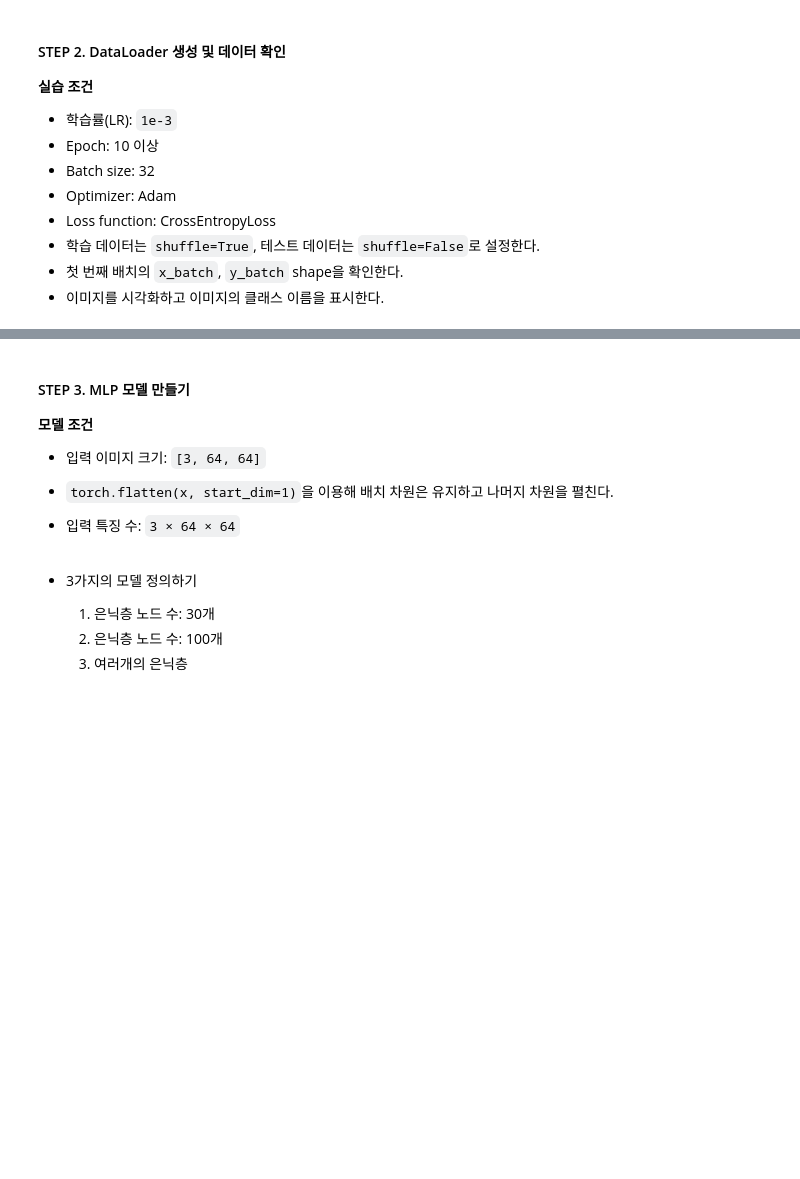
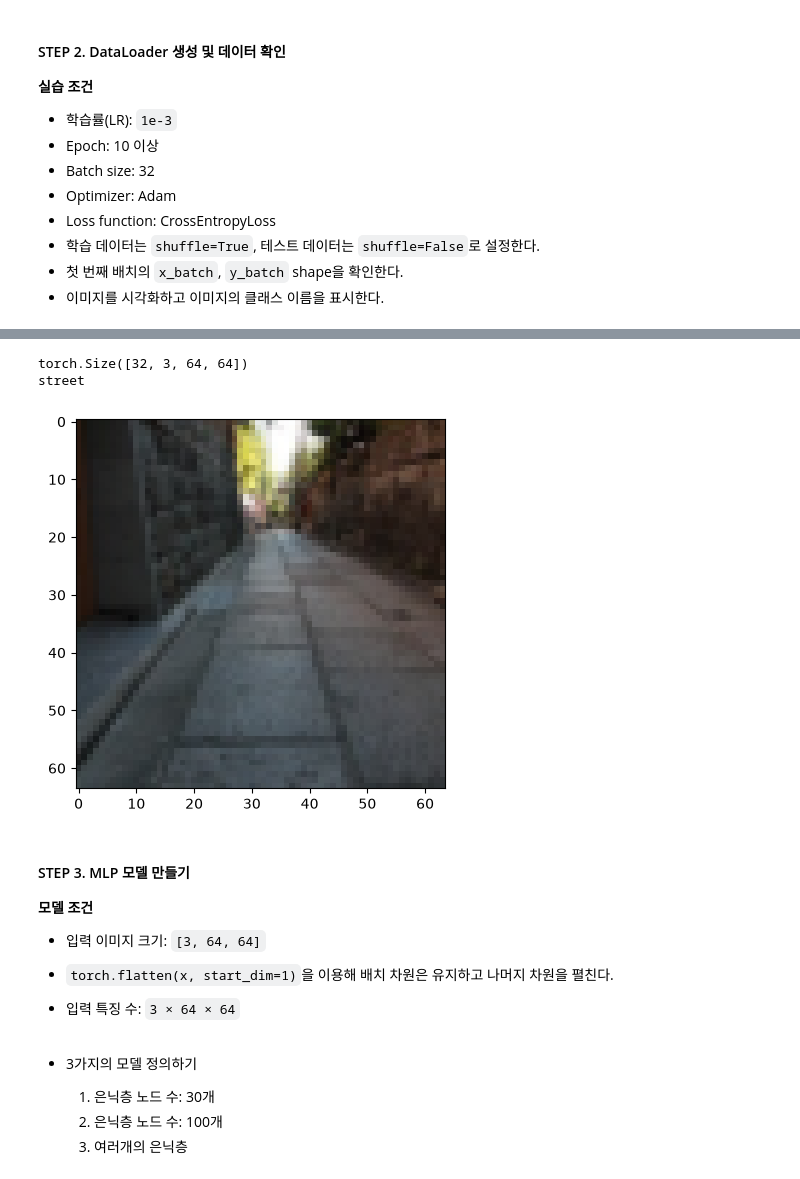
Before and after one commit to TemplariParu/PyTorch, a Jupyter notebook: 04.multiclass/04.multiclass_Intel_Image.ipynb, the cells around one changed output, grey strips where cells are left out. Cells and saved outputs as stored; diff of their text form; code cells hidden in the pictures; blank space fills up the shorter version.

```diff
--- a/04.multiclass/04.multiclass_Intel_Image.ipynb
+++ b/04.multiclass/04.multiclass_Intel_Image.ipynb
@@ -77,3 +115,20 @@ transform = transforms.Compose([
 - 학습 데이터는 `shuffle=True`, 테스트 데이터는 `shuffle=False`로 설정한다.
 - 첫 번째 배치의 `x_batch`, `y_batch` shape을 확인한다.
 - 이미지를 시각화하고 이미지의 클래스 이름을 표시한다.
+# %%
+BATCH_SIZE = 32
+LR = 1e-3
+EPOCH = 15
+criterion = nn.CrossEntropyLoss()
+new_model_train = True
+
+model_type = 'MLP_deep'
+dataset = 'CIFAR10'
+
+save_dir = 'results'
+os.makedirs(save_dir, exist_ok=True)
+
+save_model_path = f'{save_dir}/{model_type}_{dataset}.pt'
+# %%
+train_DL = DataLoader(train_DS, batch_size= BATCH_SIZE, shuffle=True)
+test_DL = DataLoader(test_DS, batch_size= BATCH_SIZE, shuffle=True)
@@ -80,3 +168,13 @@ transform = transforms.Compose([
+# %%
+x_batch, y_batch = next(iter(train_DL))
+print(x_batch.shape)
+
+plt.imshow(x_batch[0].permute(1,2,0))
+print(test_DS.classes[y_batch[0]])
+# %% [output]
+torch.Size([32, 3, 64, 64])
+street
+[figure, added]
 # %% [markdown]
 #### STEP 3. MLP 모델 만들기
 
```
Also changed, not shown: parts of 14 cells of this notebook, 2 other files.
